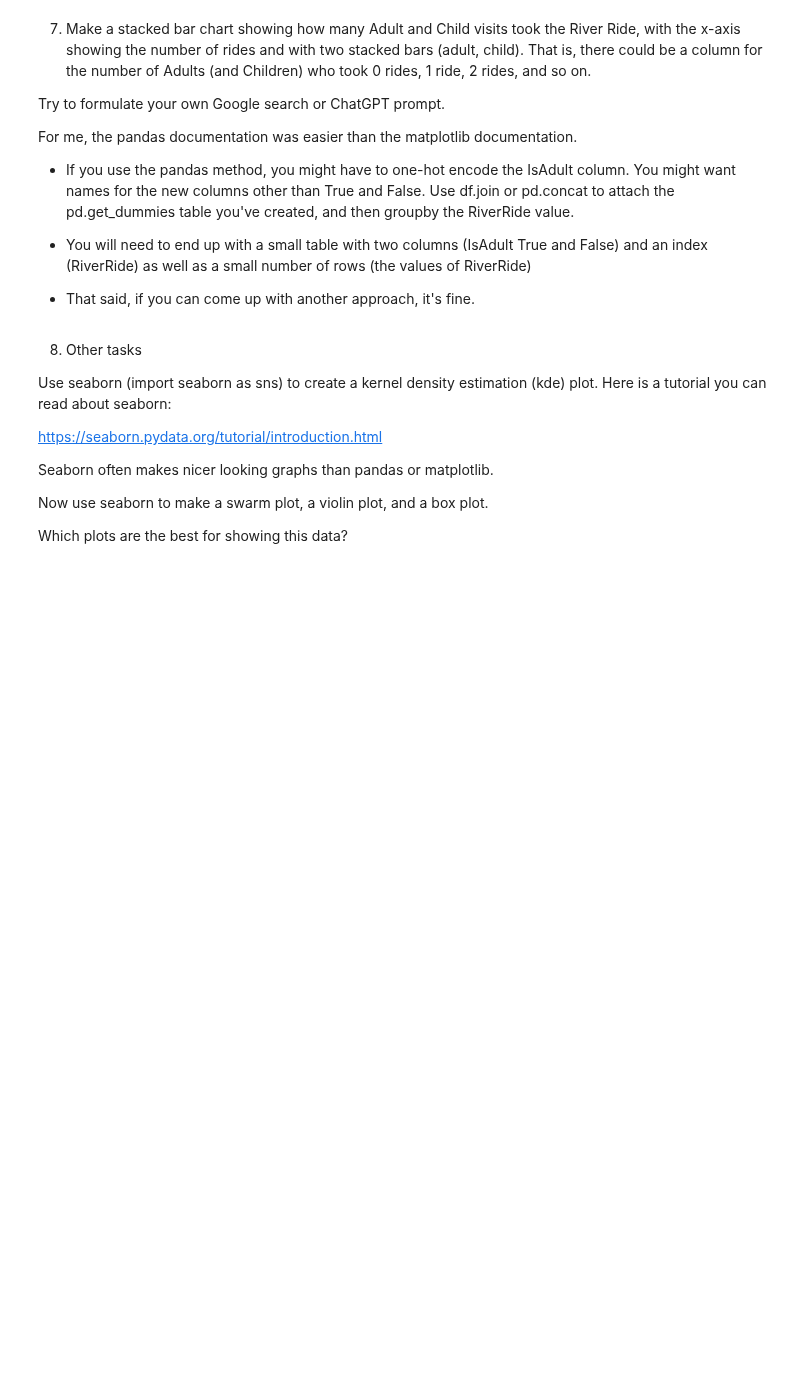
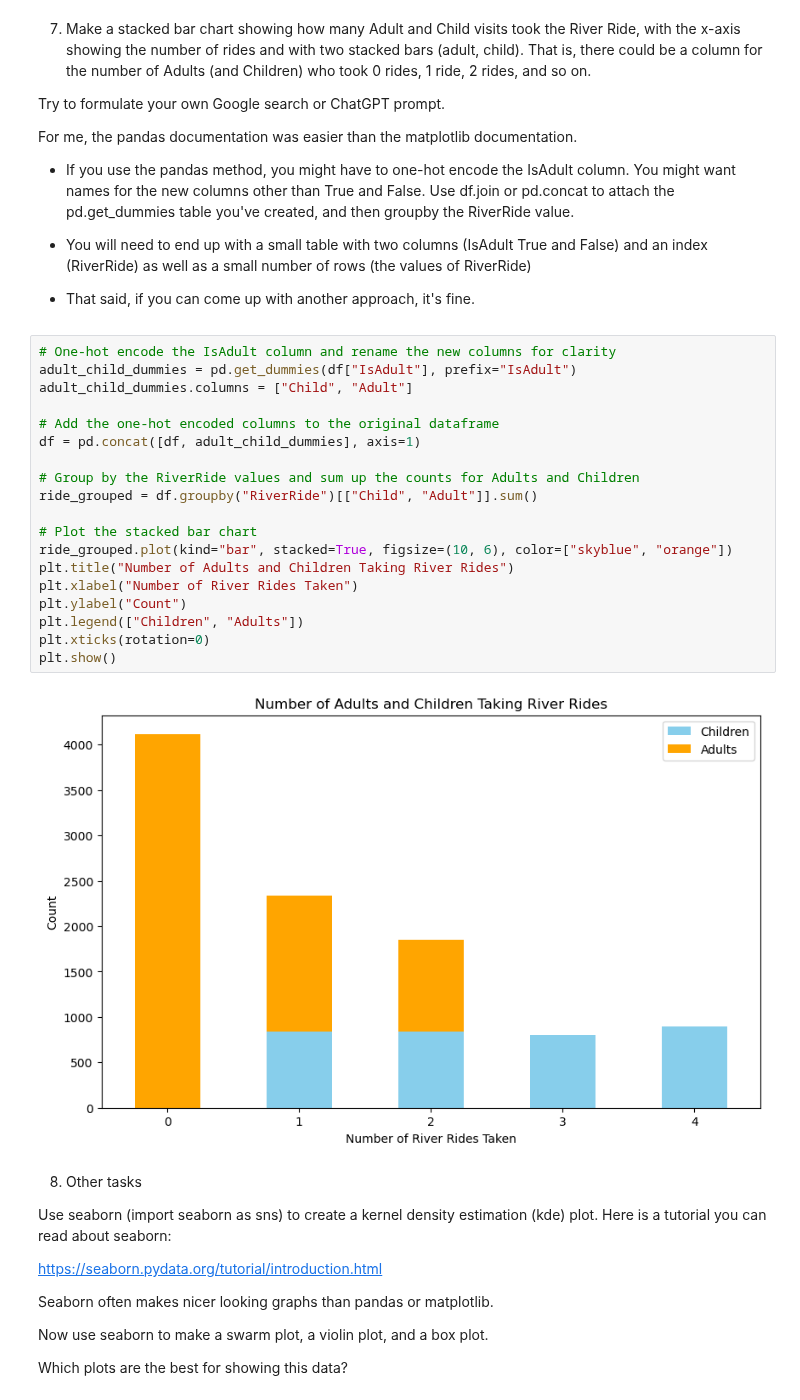
Before and after one commit to tetianakravchuk/AI-for-Leaders, a Jupyter notebook: OMDS-ModB2-Week3-Kravchuk-Tetiana.ipynb, the cells around one changed output. Drawn from its saved outputs; the diff is of its cells as text; blank space fills up the shorter version.

```diff
--- a/OMDS-ModB2-Week3-Kravchuk-Tetiana.ipynb
+++ b/OMDS-ModB2-Week3-Kravchuk-Tetiana.ipynb
@@ -272,6 +301,27 @@ For me, the pandas documentation was easier than the matplotlib documentation.
 * You will need to end up with a small table with two columns (IsAdult True and False) and an index (RiverRide) as well as a small number of rows (the values of RiverRide)
 
 * That said, if you can come up with another approach, it's fine.
+# %%
+# One-hot encode the IsAdult column and rename the new columns for clarity
+adult_child_dummies = pd.get_dummies(df["IsAdult"], prefix="IsAdult")
+adult_child_dummies.columns = ["Child", "Adult"]
+
+# Add the one-hot encoded columns to the original dataframe
+df = pd.concat([df, adult_child_dummies], axis=1)
+
+# Group by the RiverRide values and sum up the counts for Adults and Children
+ride_grouped = df.groupby("RiverRide")[["Child", "Adult"]].sum()
+
+# Plot the stacked bar chart
+ride_grouped.plot(kind="bar", stacked=True, figsize=(10, 6), color=["skyblue", "orange"])
+plt.title("Number of Adults and Children Taking River Rides")
+plt.xlabel("Number of River Rides Taken")
+plt.ylabel("Count")
+plt.legend(["Children", "Adults"])
+plt.xticks(rotation=0)
+plt.show()
+# %% [output]
+[figure, added]
 # %% [markdown]
 8. Other tasks
 
```
Also changed, not shown: parts of 2 cells of this notebook.
